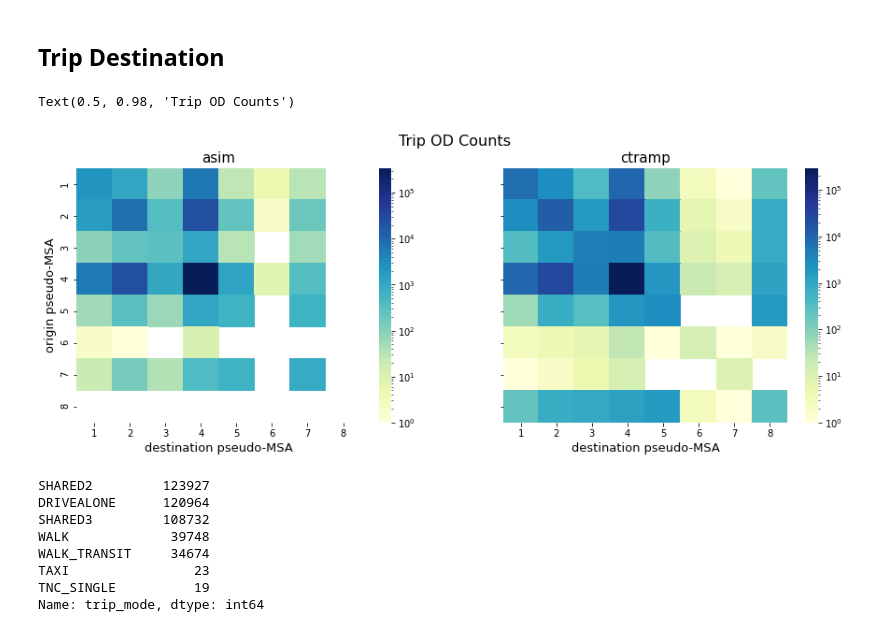
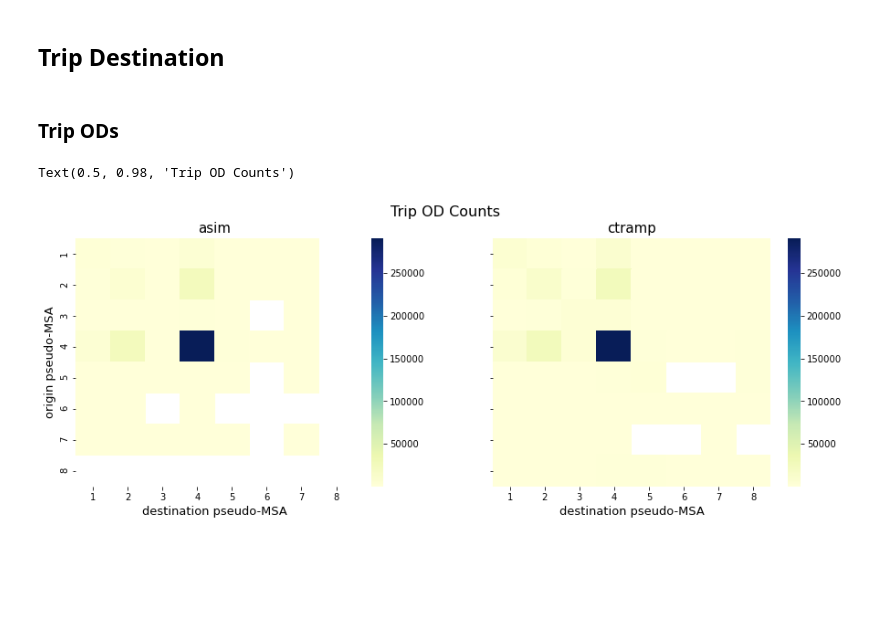
Before and after one commit to SANDAG/ABM, a Jupyter notebook: src/asim_cross_border/cross_border_validation.ipynb, the cells around one changed output. Drawn from its saved outputs; the diff is of its cells as text; code cells hidden in the pictures; blank space fills up the shorter version.

```diff
--- a/src/asim_cross_border/cross_border_validation.ipynb
+++ b/src/asim_cross_border/cross_border_validation.ipynb
@@ -43,11 +44,12 @@ ctramp_tours['tour_purpose'] = ctramp_tours['purpose'].map(purpose_ids)
 
 ctramp_trips['orig_purpose'] = ctramp_trips['originPurp'].map(purpose_ids)
 ctramp_trips['dest_purpose'] = ctramp_trips['destPurp'].map(purpose_ids)
-# %%
-ctramp_trips = ctramp_trips.merge(ctramp_tours[['id','tour_purpose']], left_on='tourID', right_on='id')
 # %%
 asim_trips = pd.read_csv('output/final_trips.csv')
 asim_tours = pd.read_csv('output/final_tours.csv')
+# %%
+ctramp_trips = ctramp_trips.merge(ctramp_tours, left_on='tourID', right_on='id', suffixes=('', '_tour'))
+asim_trips = asim_trips.merge(asim_tours, left_on='tour_id', right_on='tour_id', suffixes=('', '_tour'))
 # %% [markdown]
 ### Compare base data
 # %%
@@ -270,6 +272,8 @@ Text(0.5, 0, 'trip departure hour (inbound)')
 [figure]
 # %% [markdown]
 ## Trip Destination
+# %% [markdown]
+### Trip ODs
 # %%
 asim_trips['dest_pseudomsa'] = asim_trips['destination'].map(mazs['pseudomsa'])
 asim_trips['orig_pseudomsa'] = asim_trips['origin'].map(mazs['pseudomsa'])
@@ -285,36 +289,27 @@ ctramp_trip_ods = ctramp_trip_ods.pivot(index='origin pMSA', columns='destinatio
 # %%
 from matplotlib.colors import LogNorm
 
 fig, ax = plt.subplots(1, 2, sharex=True, sharey=True, figsize=(15,5))
-vmin = min(asim_trip_ods.values.min(), ctramp_trip_ods.values.min())
-vmax = min(asim_trip_ods.values.max(), ctramp_trip_ods.values.max())
+vmin = min(asim_trip_ods.min().min(), ctramp_trip_ods.min().min())
+vmax = min(asim_trip_ods.max().max(), ctramp_trip_ods.max().max())
 
 sns.heatmap(
-    asim_trip_ods, ax=ax[0], cmap="YlGnBu", cbar=True, vmin=vmin, vmax=vmax,
-    norm=LogNorm()
+    asim_trip_ods, ax=ax[0], cmap="YlGnBu", cbar=True,
+    vmin=vmin, vmax=vmax,
+#     norm=LogNorm()
 )
 g = sns.heatmap(
-    ctramp_trip_ods, ax=ax[1],cmap="YlGnBu", cbar=True, vmin=vmin, vmax=vmax,
-    norm=LogNorm()
+    ctramp_trip_ods, ax=ax[1],cmap="YlGnBu", cbar=True,
+    vmin=vmin, vmax=vmax,
+#     norm=LogNorm()
 )
 ax[0].set_title('asim', fontsize=15)
 ax[0].set_ylabel('origin pseudo-MSA', fontsize=13)
 ax[0].set_xlabel('destination pseudo-MSA', fontsize=13)
 ax[1].set_title('ctramp', fontsize=15)
 ax[1].set_ylabel('')
 ax[1].set_xlabel('destination pseudo-MSA', fontsize=13)
 fig.suptitle('Trip OD Counts', fontsize=16)
 # %% [output]
 Text(0.5, 0.98, 'Trip OD Counts')
-[figure, old version]
+[figure, new version]
-# %%
-ctramp_trips.trip_mode.value_counts()
-# %% [output]
-SHARED2         123927
-DRIVEALONE      120964
-SHARED3         108732
-WALK             39748
-WALK_TRANSIT     34674
-TAXI                23
-TNC_SINGLE          19
-Name: trip_mode, dtype: int64
```
Also changed, not shown: parts of 28 cells of this notebook.
